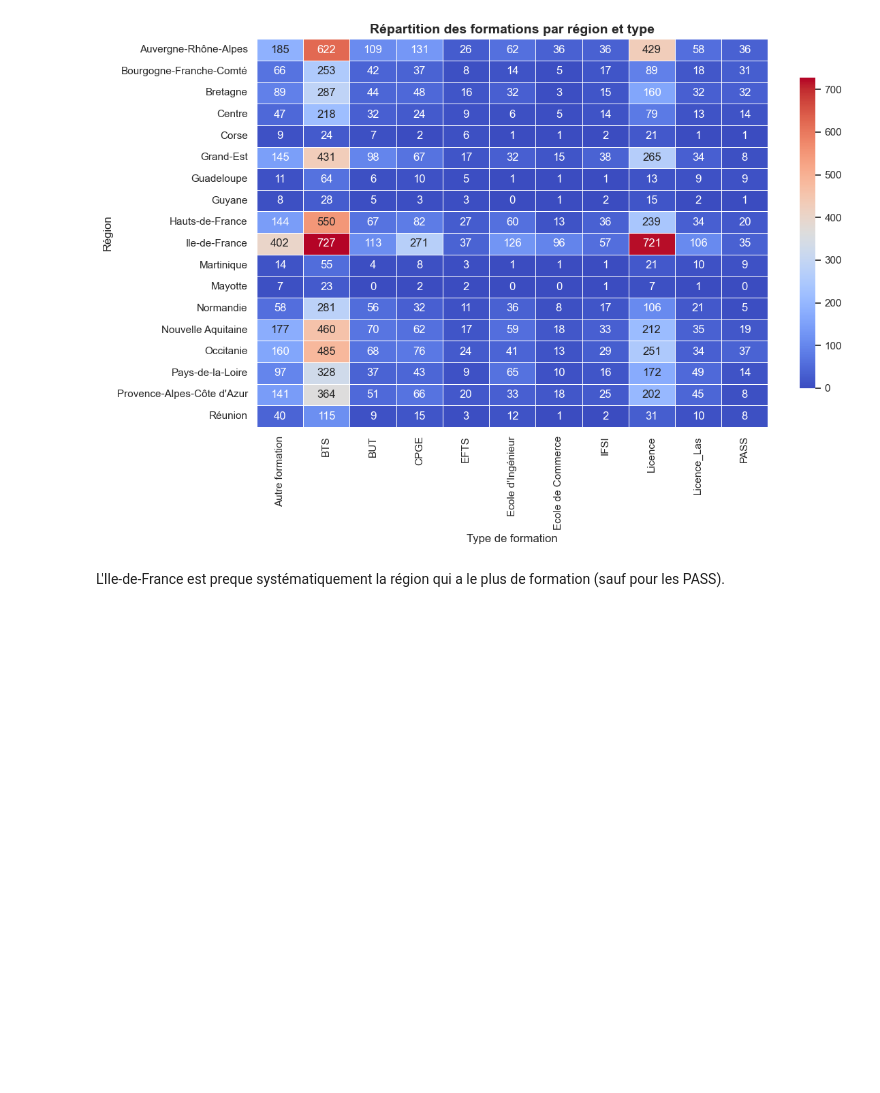
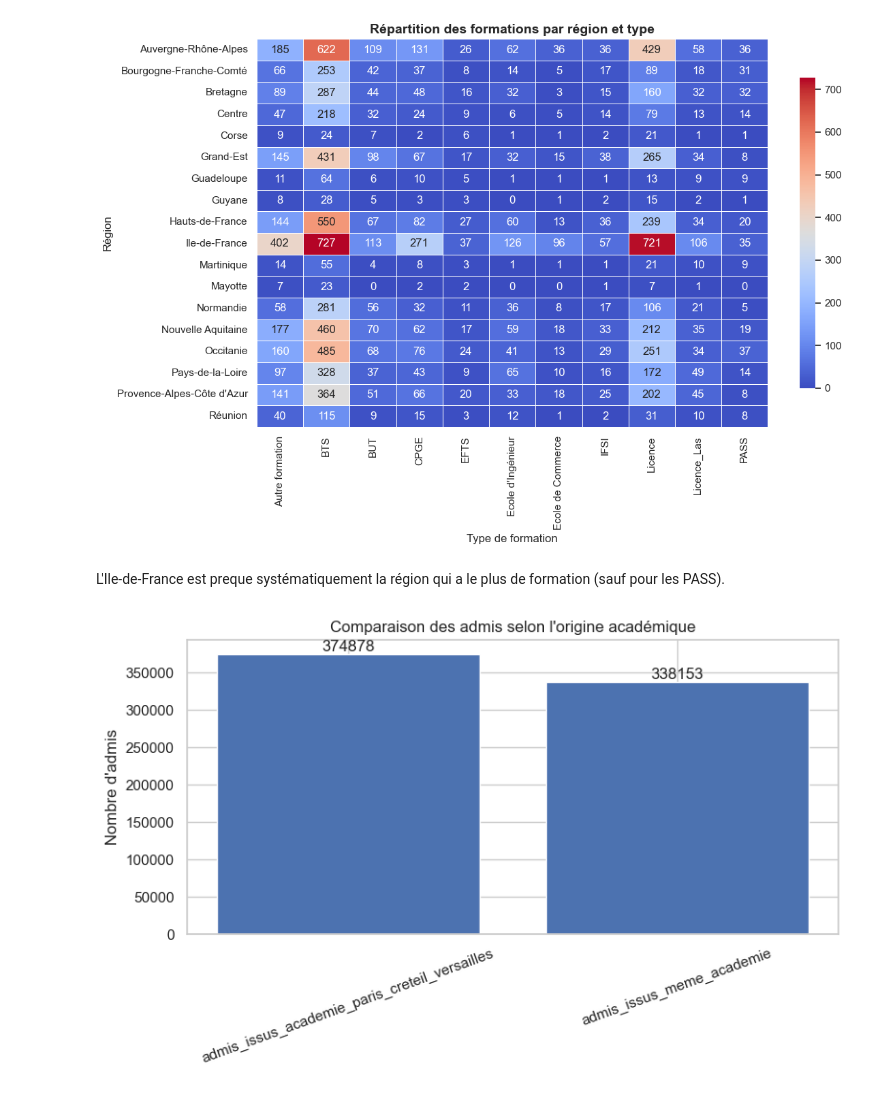
Before and after one commit to EliseELC/Portfolio-Data-Analyse, a Jupyter notebook: analyse_parcoursup_2025.ipynb, the cells around one changed output. Cells and saved outputs as stored; diff of their text form; code cells hidden in the pictures; blank space fills up the shorter version.

```diff
--- a/analyse_parcoursup_2025.ipynb
+++ b/analyse_parcoursup_2025.ipynb
@@ -485,3 +485,29 @@ plt.show()
 [figure]
 # %% [markdown]
 L'Ile-de-France est preque systématiquement la région qui a le plus de formation (sauf pour les PASS).
+# %%
+# Nettoyage
+df_plot = df.copy()
+cols = ['admis_issus_academie_paris_creteil_versailles', 'admis_issus_meme_academie']
+df_plot[cols] = df_plot[cols].apply(pd.to_numeric, errors='coerce')
+df_plot = df_plot.dropna(subset=cols)
+
+# Totaux (comparaison simple)
+totaux = df_plot[cols].sum()
+
+# Graphique en barres avec labels
+plt.figure(figsize=(8,5))
+bars = plt.bar(totaux.index, totaux.values)
+
+for bar in bars:
+    height = bar.get_height()
+    plt.text(bar.get_x() + bar.get_width()/2, height, f"{int(height)}",
+             ha='center', va='bottom')
+
+plt.title("Comparaison des admis selon l'origine académique")
+plt.ylabel("Nombre d'admis")
+plt.xticks(rotation=20)
+plt.tight_layout()
+plt.show()
+# %% [output]
+[figure, added]
```
Also changed, not shown: parts of 4 cells of this notebook.
